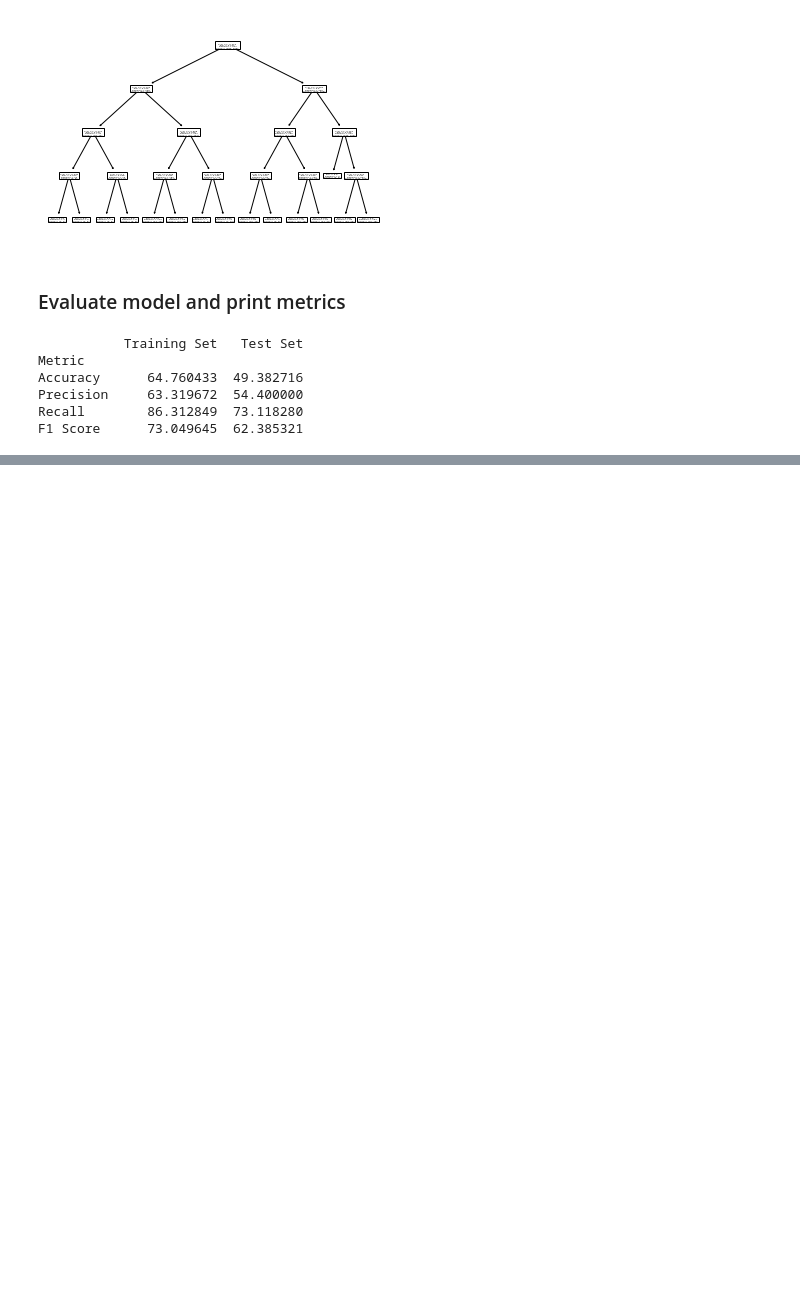
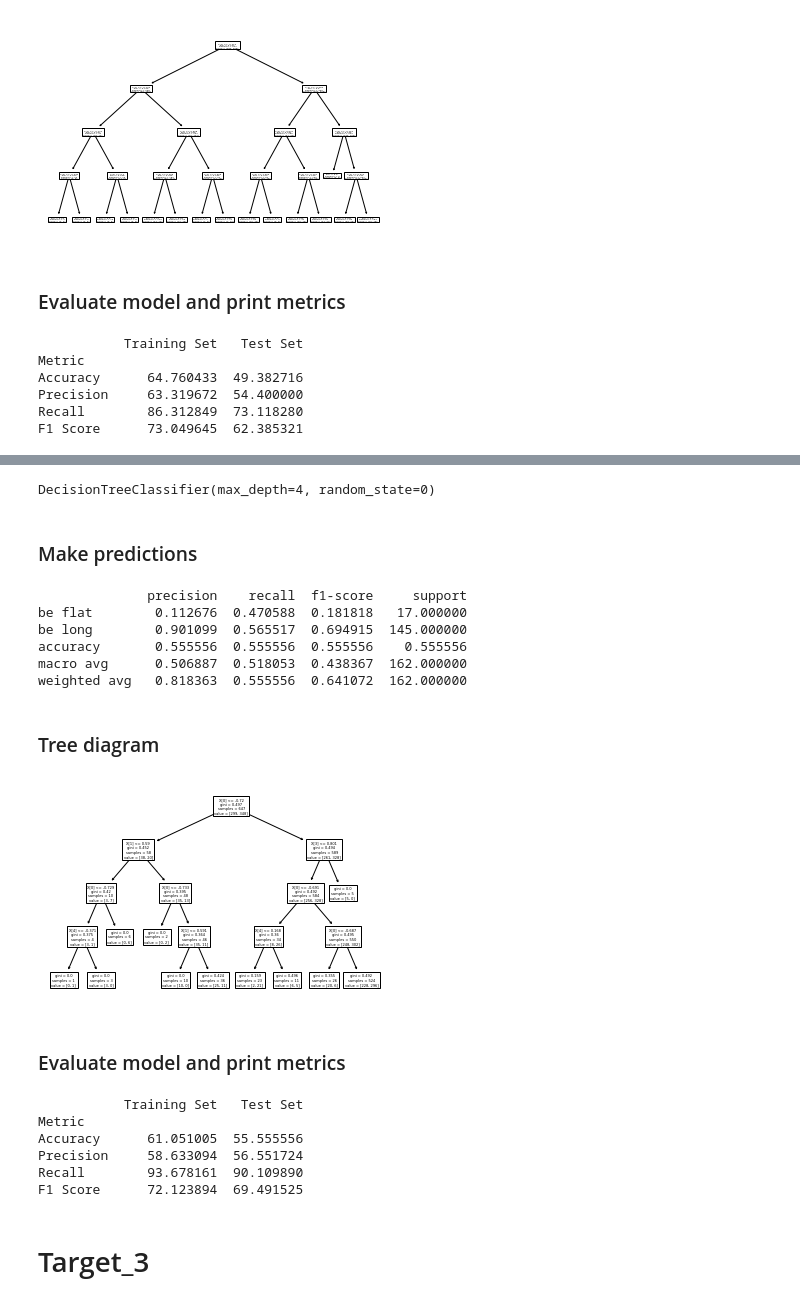
Before and after one commit to fabcabrera/Stock-Predictions, a Jupyter notebook: Fabrizio/DT Model Attempt.ipynb, the cells around one changed output, grey strips where cells are left out. Saved outputs shown, nothing was run; the diff lists cells and outputs as text; code cells hidden in the pictures; blank space fills up the shorter version.

```diff
--- a/Fabrizio/DT Model Attempt.ipynb
+++ b/Fabrizio/DT Model Attempt.ipynb
@@ -270,0 +416,4 @@ F1 Score      73.049645  62.385321
+# %%
+pca = PCA(n_components = 5).fit(X_train_tr.to_numpy())
+X_train_pca = pca.transform(X_train_tr.to_numpy())
+X_test_pca = pca.transform(X_test_tr.to_numpy())
@@ -270,0 +422,8 @@ F1 Score      73.049645  62.385321
+# %%
+from sklearn.tree import DecisionTreeClassifier
+model = DecisionTreeClassifier(max_depth = 4, random_state = 0)
+model.fit(X_train_pca, Y_train)
+# %% [output]
+DecisionTreeClassifier(max_depth=4, random_state=0)
+# %% [markdown]
+### Make predictions
@@ -270,0 +433,24 @@ F1 Score      73.049645  62.385321
+# %%
+from sklearn.metrics import classification_report
+report = classification_report(Y_test_pred, Y_test, target_names = ["be flat", "be long"], output_dict = True)
+report = pd.DataFrame(report).T
+print(report)
+print("")
+# %% [output]
+              precision    recall  f1-score     support
+be flat        0.112676  0.470588  0.181818   17.000000
+be long        0.901099  0.565517  0.694915  145.000000
+accuracy       0.555556  0.555556  0.555556    0.555556
+macro avg      0.506887  0.518053  0.438367  162.000000
+weighted avg   0.818363  0.555556  0.641072  162.000000
+# %% [markdown]
+### Tree diagram
+# %%
+from sklearn.tree import plot_tree
+fig, ax = plt.subplots()
+plot_tree(model, ax = plt.axes())
+plt.show()
+# %% [output]
+[figure, added]
+# %% [markdown]
+### Evaluate model and print metrics
@@ -270,0 +468,14 @@ F1 Score      73.049645  62.385321
+# %%
+metrics = pd.DataFrame(metrics, columns = ["Training Set", "Test Set"])
+metrics.insert(0, "Metric", ["Accuracy", "Precision", "Recall", "F1 Score"])
+metrics.set_index("Metric", inplace = True)
+print(metrics)
+# %% [output]
+           Training Set   Test Set
+Metric
+Accuracy      61.051005  55.555556
+Precision     58.633094  56.551724
+Recall        93.678161  90.109890
+F1 Score      72.123894  69.491525
+# %% [markdown]
+# Target_3
```
Also changed, not shown: parts of 134 cells of this notebook.
